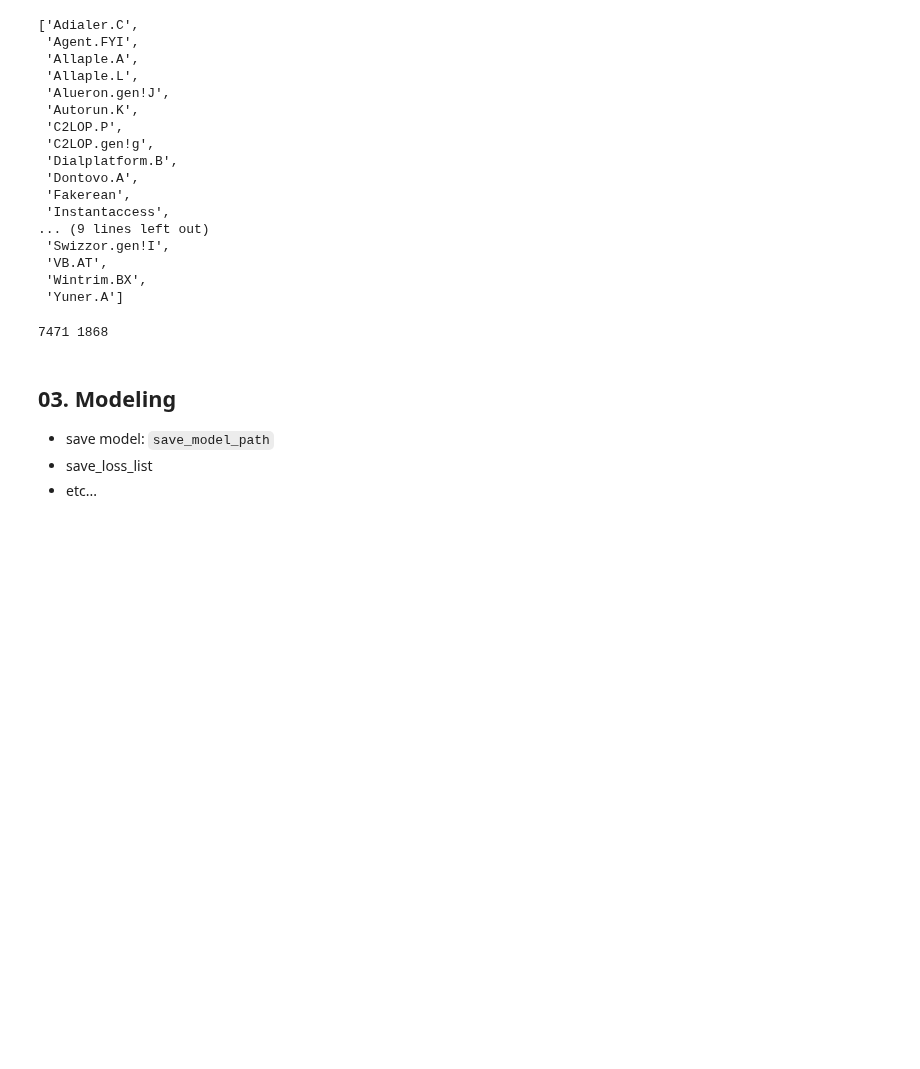
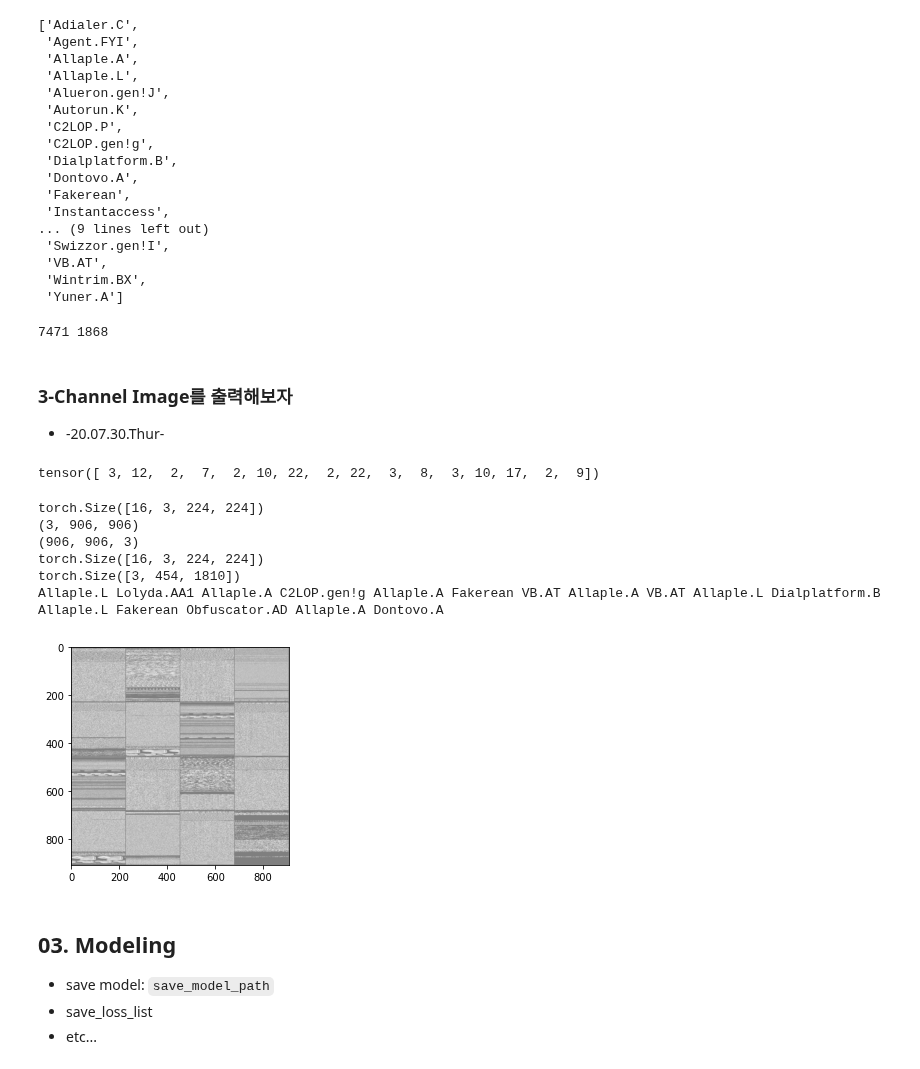
Before and after one commit to Steve-YJ/Colab_Exercise, a Jupyter notebook: 02_Tutorial_ResNet_VAE_Tunning.ipynb, the cells around one changed output. Saved outputs shown, nothing was run; the diff lists cells and outputs as text; code cells hidden in the pictures; blank space fills up the shorter version.

```diff
--- a/02_Tutorial_ResNet_VAE_Tunning.ipynb
+++ b/02_Tutorial_ResNet_VAE_Tunning.ipynb
@@ -203,6 +201,38 @@ test_loader_10 = DataLoader(test_dataset,
                         batch_size=1868,
                         shuffle=True,
                         pin_memory=True)
+# %% [markdown]
+### 3-Channel Image를 출력해보자
+* -20.07.30.Thur-
+# %%
+def imshow(img):
+    img = img / 2 + 0.5  # unnormalize
+    np_img = img.numpy()
+
+    plt.imshow(np.transpose(np_img, (1, 2, 0)))  # Convert (C, W, H) to (W, H, C)
+
+    print(np_img.shape)  # np_img shape
+    print((np.transpose(np_img, (1, 2, 0))).shape)  # transposed shape
+# %%
+dataiter = iter(train_loader)
+images, labels = dataiter.next()
+print(labels)
+# %% [output]
+tensor([ 3, 12,  2,  7,  2, 10, 22,  2, 22,  3,  8,  3, 10, 17,  2,  9])
+# %%
+print(images.shape)
+imshow(torchvision.utils.make_grid(images, nrow=4))
+print(images.shape)
+print((torchvision.utils.make_grid(images)).shape)
+print("".join("%5s "%classes[labels[j]] for j in range(16)))
+# %% [output]
+torch.Size([16, 3, 224, 224])
+(3, 906, 906)
+(906, 906, 3)
+torch.Size([16, 3, 224, 224])
+torch.Size([3, 454, 1810])
+Allaple.L Lolyda.AA1 Allaple.A C2LOP.gen!g Allaple.A Fakerean VB.AT Allaple.A VB.AT Allaple.L Dialplatform.B Allaple.L Fakerean Obfuscator.AD Allaple.A Dontovo.A
+[figure, added]
 # %% [markdown]
 ## 03. Modeling
 * save model: <code>save_model_path</code>
```
Also changed, not shown: parts of 10 cells of this notebook.
